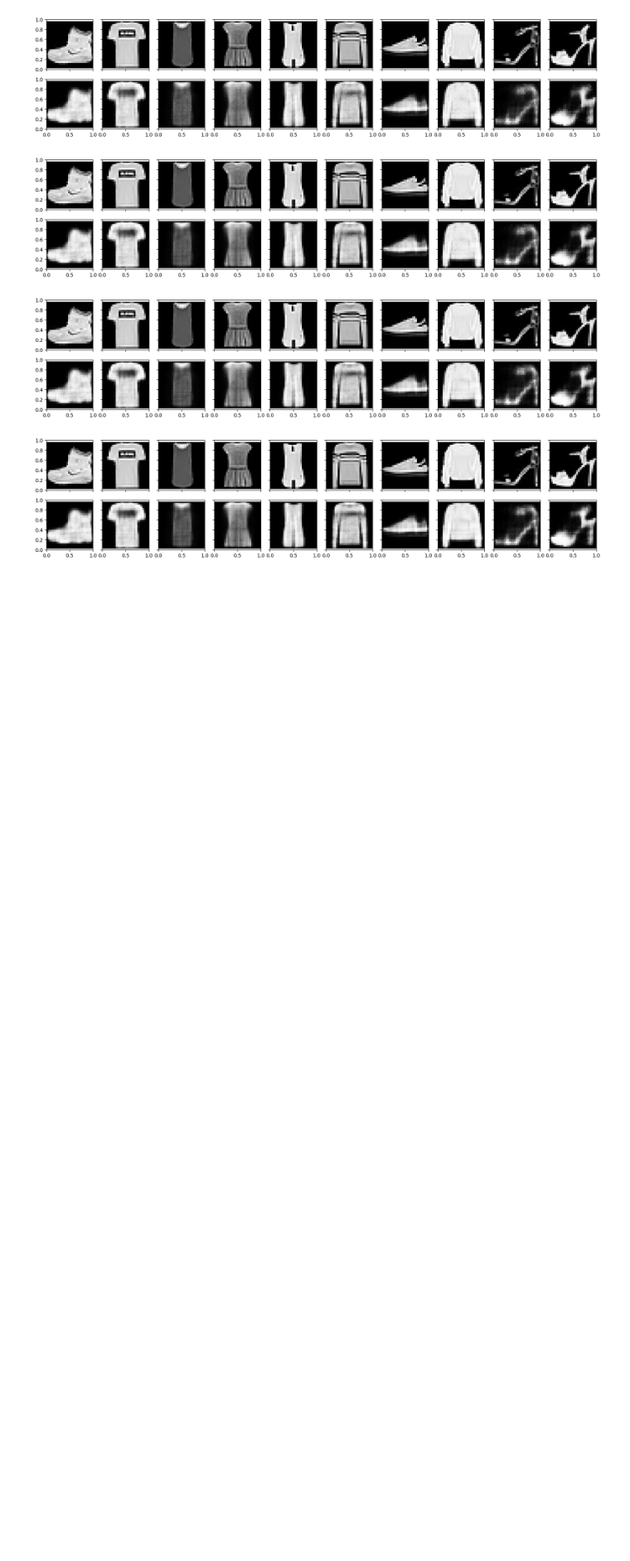
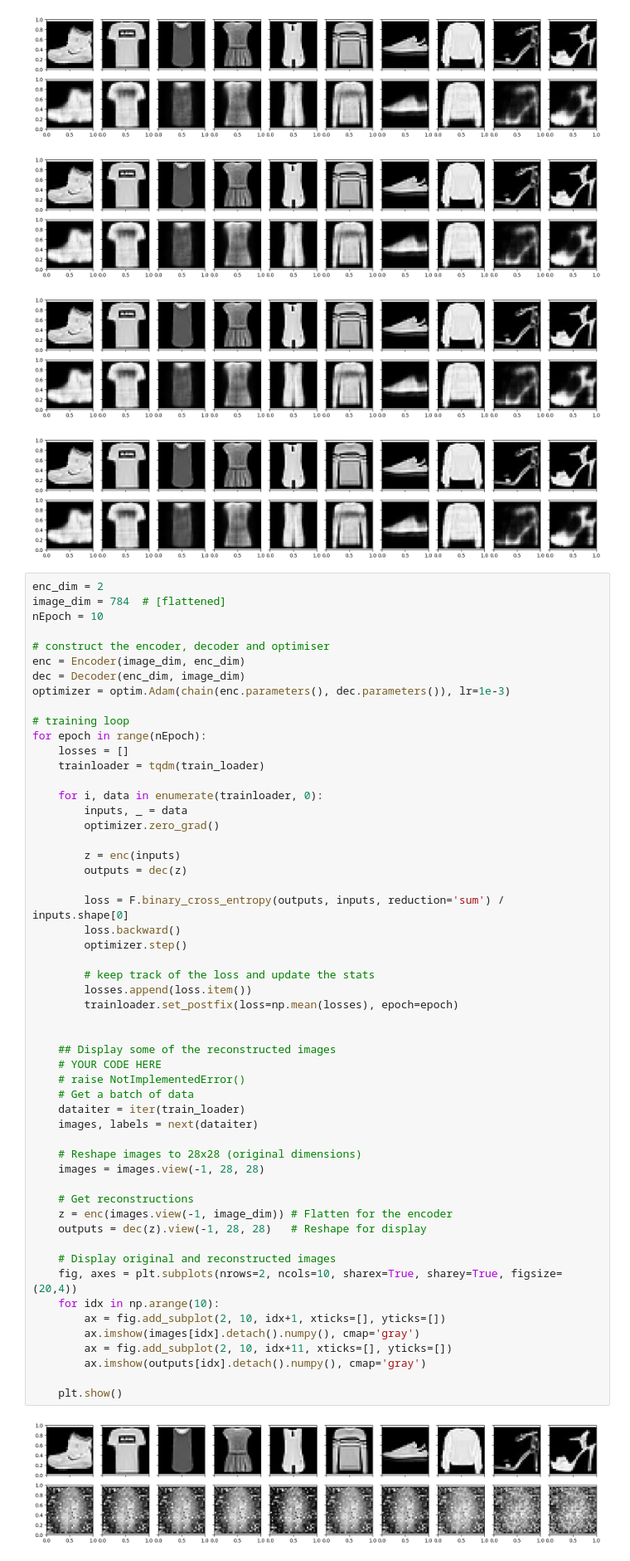
Before and after one commit to AndreiS22/deep_learning_labs, a Jupyter notebook: docs/labs/lab8/8_1_Autoencoder.ipynb, the cells around one changed output. Shown at 83% size. Cells and saved outputs as stored; diff of their text form; blank space fills up the shorter version.

```diff
--- a/docs/labs/lab8/8_1_Autoencoder.ipynb
+++ b/docs/labs/lab8/8_1_Autoencoder.ipynb
@@ -186,3 +186,59 @@ for epoch in range(nEpoch):
 [figure]
 [figure]
 [figure]
+# %%
+enc_dim = 2
+image_dim = 784  # [flattened]
+nEpoch = 10
+
+# construct the encoder, decoder and optimiser
+enc = Encoder(image_dim, enc_dim)
+dec = Decoder(enc_dim, image_dim)
+optimizer = optim.Adam(chain(enc.parameters(), dec.parameters()), lr=1e-3)
+
+# training loop
+for epoch in range(nEpoch):
+    losses = []
+    trainloader = tqdm(train_loader)
+
+    for i, data in enumerate(trainloader, 0):
+        inputs, _ = data
+        optimizer.zero_grad()
+
+        z = enc(inputs)
+        outputs = dec(z)
+
+        loss = F.binary_cross_entropy(outputs, inputs, reduction='sum') / inputs.shape[0]
+        loss.backward()
+        optimizer.step()
+
+        # keep track of the loss and update the stats
+        losses.append(loss.item())
+        trainloader.set_postfix(loss=np.mean(losses), epoch=epoch)
+
+
+    ## Display some of the reconstructed images
+    # YOUR CODE HERE
+    # raise NotImplementedError()
+    # Get a batch of data
+    dataiter = iter(train_loader)
+    images, labels = next(dataiter)
+
+    # Reshape images to 28x28 (original dimensions)
+    images = images.view(-1, 28, 28)
+
+    # Get reconstructions
+    z = enc(images.view(-1, image_dim)) # Flatten for the encoder
+    outputs = dec(z).view(-1, 28, 28)   # Reshape for display
+
+    # Display original and reconstructed images
+    fig, axes = plt.subplots(nrows=2, ncols=10, sharex=True, sharey=True, figsize=(20,4))
+    for idx in np.arange(10):
+        ax = fig.add_subplot(2, 10, idx+1, xticks=[], yticks=[])
+        ax.imshow(images[idx].detach().numpy(), cmap='gray')
+        ax = fig.add_subplot(2, 10, idx+11, xticks=[], yticks=[])
+        ax.imshow(outputs[idx].detach().numpy(), cmap='gray')
+
+    plt.show()
+# %% [output]
+[figure, added]
```
Also changed, not shown: parts of 2 cells of this notebook.
